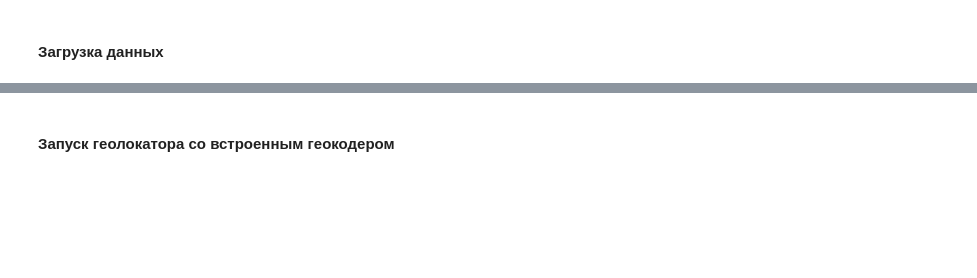
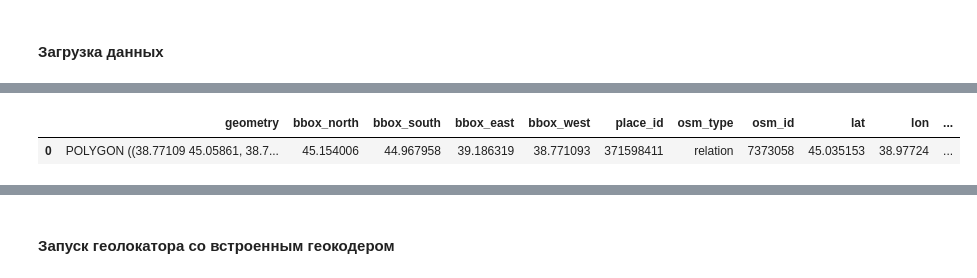
Before and after one commit to Sandrro/sloyka, a Jupyter notebook: examples/geocoder_example.ipynb, the cells around one changed output, grey strips where cells are left out. Cells and saved outputs as stored; diff of their text form; code cells hidden in the pictures; blank space fills up the shorter version.

```diff
--- a/examples/geocoder_example.ipynb
+++ b/examples/geocoder_example.ipynb
@@ -31,0 +221,6 @@ import pandas as pd
+# %%
+import pandas as pd
+import geopandas as gpd
+import osmnx as ox
+
+osm_id = 7373058
@@ -31,0 +247,7 @@ import pandas as pd
+# %%
+city_boundary_gdf = ox.geocode_to_gdf("R" + str(osm_id), by_osmid=True)
+# %%
+display(city_boundary_gdf)
+# %% [output]
+|  | geometry | bbox_north | bbox_south | bbox_east | bbox_west | place_id | osm_type | osm_id | lat | lon | ... |
+| 0 | POLYGON ((38.77109 45.05861, 38.7... | 45.154006 | 44.967958 | 39.186319 | 38.771093 | 371598411 | relation | 7373058 | 45.035153 | 38.97724 | ... |
```
Also changed, not shown: parts of 23 cells of this notebook, 3 other files.
